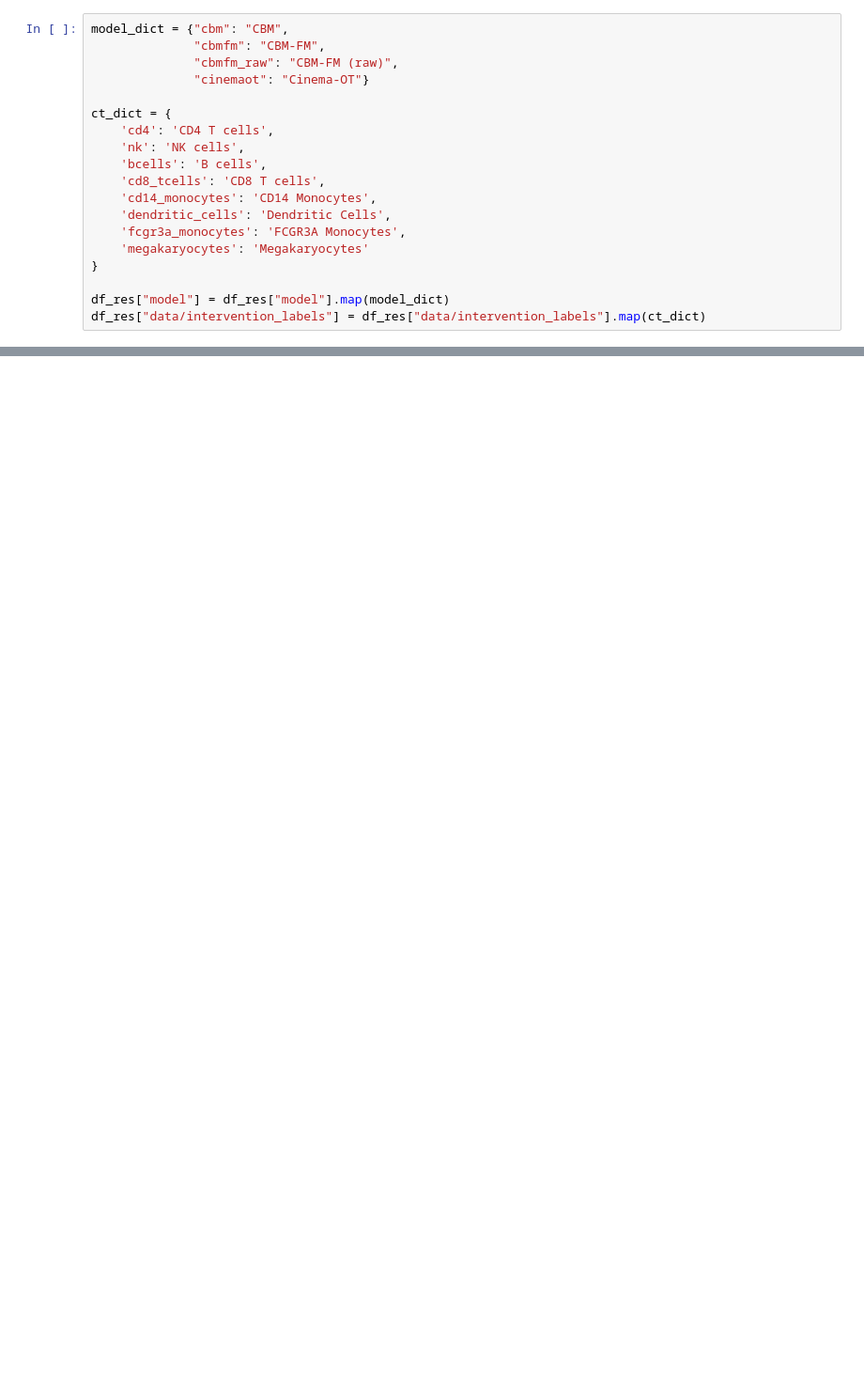
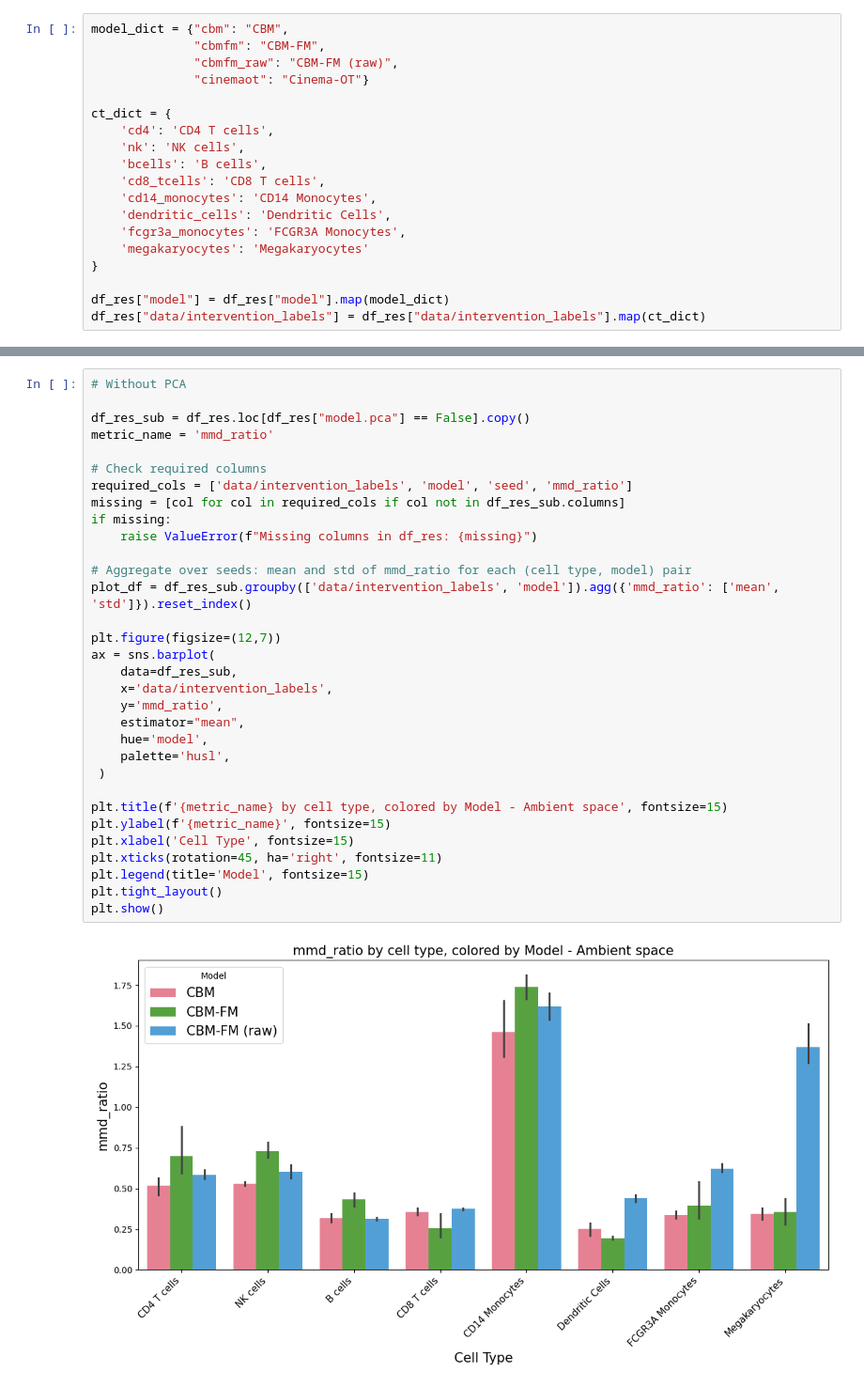
Before and after one commit to almaan/scCBGM, a Jupyter notebook: notebooks/analysis/results_aggregation.ipynb, the cells around one changed output, grey strips where cells are left out. Shown: that part at 94% size. Cells and saved outputs as stored; diff of their text form; blank space fills up the shorter version.

```diff
--- a/notebooks/analysis/results_aggregation.ipynb
+++ b/notebooks/analysis/results_aggregation.ipynb
@@ -91,0 +111,34 @@ plt.show()
+# %%
+# Without PCA
+
+df_res_sub = df_res.loc[df_res["model.pca"] == False].copy()
+metric_name = 'mmd_ratio'
+
+# Check required columns
+required_cols = ['data/intervention_labels', 'model', 'seed', 'mmd_ratio']
+missing = [col for col in required_cols if col not in df_res_sub.columns]
+if missing:
+    raise ValueError(f"Missing columns in df_res: {missing}")
+
+# Aggregate over seeds: mean and std of mmd_ratio for each (cell type, model) pair
+plot_df = df_res_sub.groupby(['data/intervention_labels', 'model']).agg({'mmd_ratio': ['mean', 'std']}).reset_index()
+
+plt.figure(figsize=(12,7))
+ax = sns.barplot(
+    data=df_res_sub,
+    x='data/intervention_labels',
+    y='mmd_ratio',
+    estimator="mean",
+    hue='model',
+    palette='husl',
+ )
+
+plt.title(f'{metric_name} by cell type, colored by Model - Ambient space', fontsize=15)
+plt.ylabel(f'{metric_name}', fontsize=15)
+plt.xlabel('Cell Type', fontsize=15)
+plt.xticks(rotation=45, ha='right', fontsize=11)
+plt.legend(title='Model', fontsize=15)
+plt.tight_layout()
+plt.show()
+# %% [output]
+[figure, added]
```
Also changed, not shown: parts of 5 cells of this notebook, 3 other files.
